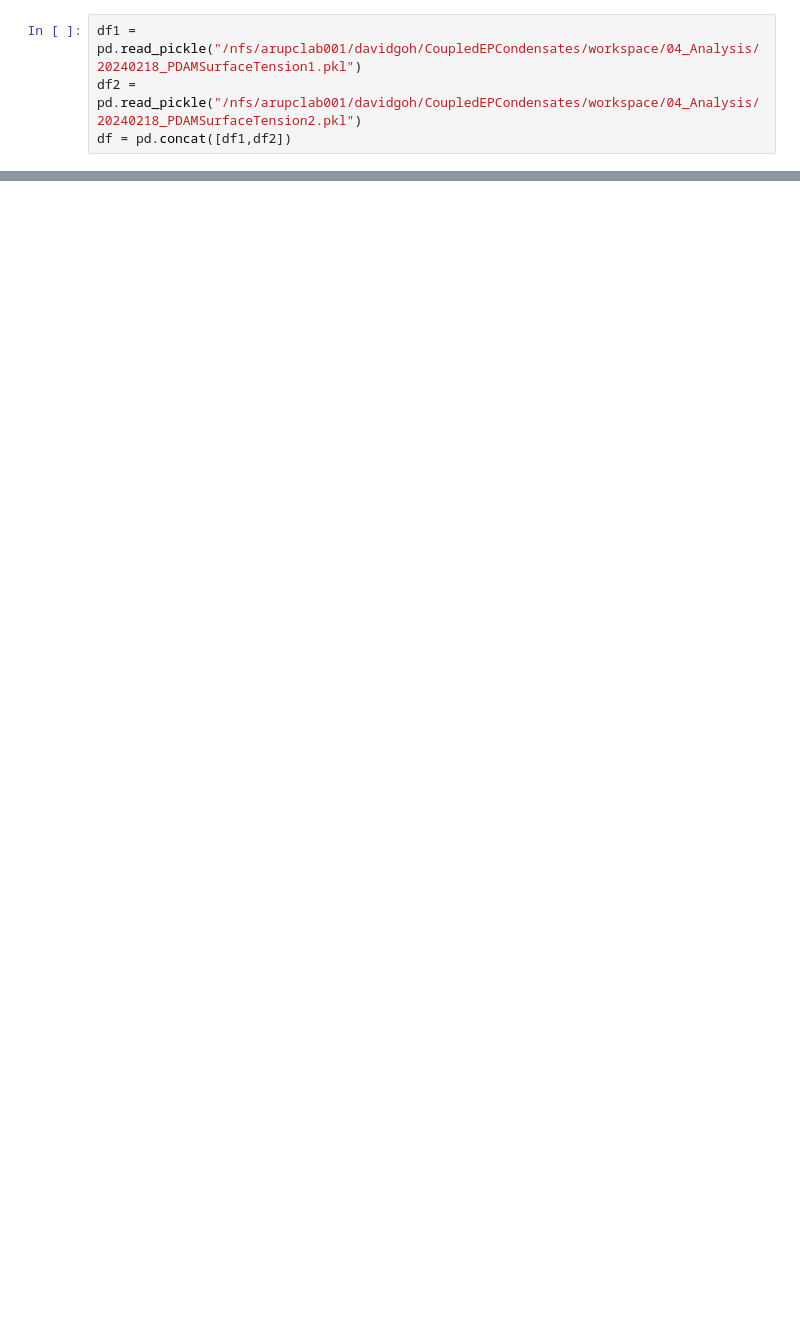
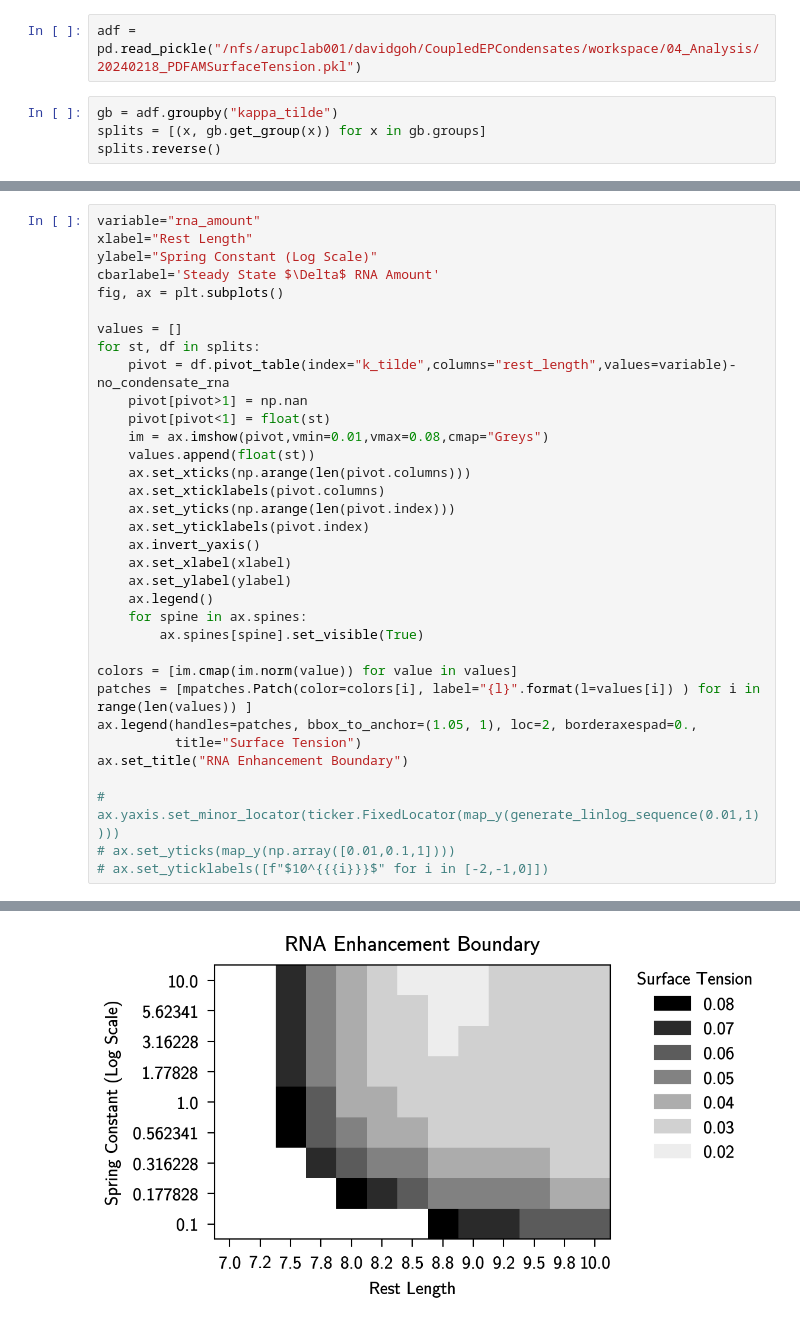
Before and after one commit to gohdavid/CoupledEPCondensates, a Jupyter notebook: workspace/04_Analysis/20240219_InterfaceDiagram.ipynb, the cells around one changed output, grey strips where cells are left out. Saved outputs shown, nothing was run; the diff lists cells and outputs as text; blank space fills up the shorter version.

```diff
--- a/workspace/04_Analysis/20240219_InterfaceDiagram.ipynb
+++ b/workspace/04_Analysis/20240219_InterfaceDiagram.ipynb
@@ -29,4 +45,6 @@ spd.extract_data(120)
 # %%
-df1 = pd.read_pickle("/nfs/arupclab001/davidgoh/CoupledEPCondensates/workspace/04_Analysis/20240218_PDAMSurfaceTension1.pkl")
-df2 = pd.read_pickle("/nfs/arupclab001/davidgoh/CoupledEPCondensates/workspace/04_Analysis/20240218_PDAMSurfaceTension2.pkl")
-df = pd.concat([df1,df2])
+adf = pd.read_pickle("/nfs/arupclab001/davidgoh/CoupledEPCondensates/workspace/04_Analysis/20240218_PDFAMSurfaceTension.pkl")
+# %%
+gb = adf.groupby("kappa_tilde")
+splits = [(x, gb.get_group(x)) for x in gb.groups]
+splits.reverse()
@@ -32,0 +69,35 @@ df = pd.concat([df1,df2])
+# %%
+variable="rna_amount"
+xlabel="Rest Length"
+ylabel="Spring Constant (Log Scale)"
+cbarlabel='Steady State $\Delta$ RNA Amount'
+fig, ax = plt.subplots()
+
+values = []
+for st, df in splits:
+    pivot = df.pivot_table(index="k_tilde",columns="rest_length",values=variable)-no_condensate_rna
+    pivot[pivot>1] = np.nan
+    pivot[pivot<1] = float(st)
+    im = ax.imshow(pivot,vmin=0.01,vmax=0.08,cmap="Greys")
+    values.append(float(st))
+    ax.set_xticks(np.arange(len(pivot.columns)))
+    ax.set_xticklabels(pivot.columns)
+    ax.set_yticks(np.arange(len(pivot.index)))
+    ax.set_yticklabels(pivot.index)
+    ax.invert_yaxis()
+    ax.set_xlabel(xlabel)
+    ax.set_ylabel(ylabel)
+    ax.legend()
+    for spine in ax.spines:
+        ax.spines[spine].set_visible(True)
+
+colors = [im.cmap(im.norm(value)) for value in values]
+patches = [mpatches.Patch(color=colors[i], label="{l}".format(l=values[i]) ) for i in range(len(values)) ]
+ax.legend(handles=patches, bbox_to_anchor=(1.05, 1), loc=2, borderaxespad=0.,
+          title="Surface Tension")
+ax.set_title("RNA Enhancement Boundary")
+
+# ax.yaxis.set_minor_locator(ticker.FixedLocator(map_y(generate_linlog_sequence(0.01,1))))
+# ax.set_yticks(map_y(np.array([0.01,0.1,1])))
+# ax.set_yticklabels([f"$10^{{{i}}}$" for i in [-2,-1,0]])
+# %% [output]
@@ -32,0 +112 @@ df = pd.concat([df1,df2])
+[figure, added]
```
Also changed, not shown: parts of 9 cells of this notebook, 23 other files.
